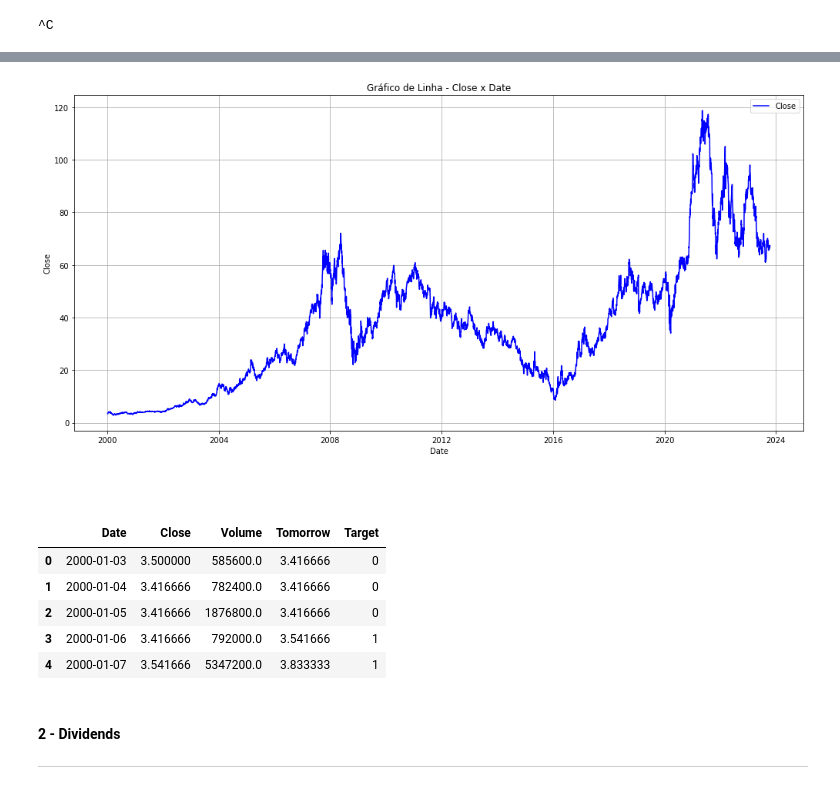
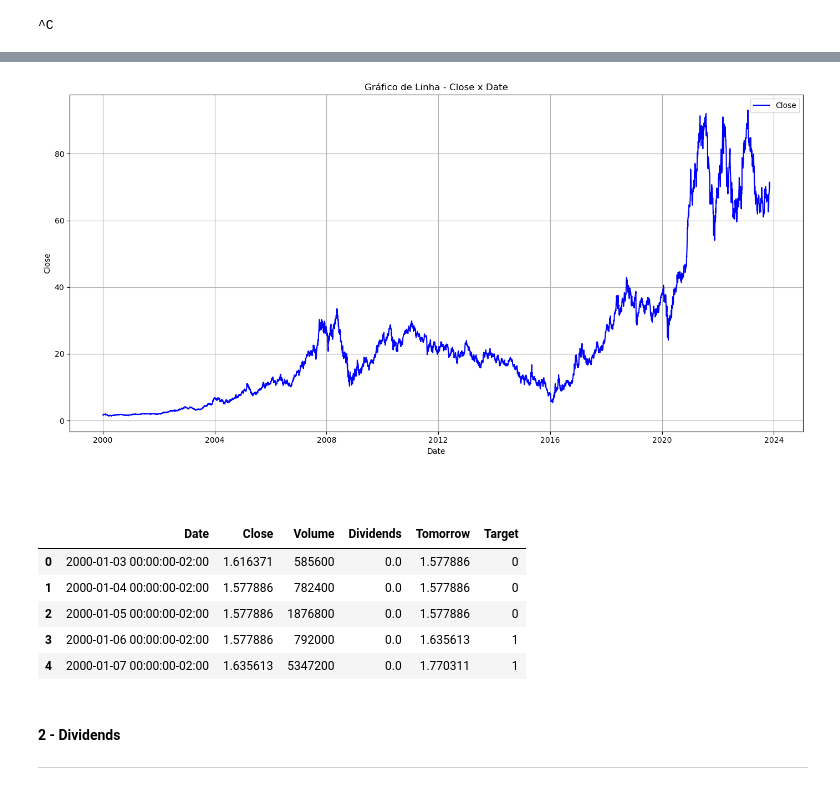
Before and after one commit to essington62/ML-StockAnalisys, a Jupyter notebook: vale3GettingData_v2.ipynb, the cells around one changed output, grey strips where cells are left out. Drawn from its saved outputs; the diff is of its cells as text; code cells hidden in the pictures.

```diff
--- a/vale3GettingData_v2.ipynb
+++ b/vale3GettingData_v2.ipynb
@@ -50,5 +57,5 @@ ModuleNotFoundError: No module named 'matplotlib'
 ##################################################
 # Loading vale3.sa day trade info                #
 ##################################################
-#vale = pd.read_csv('VALE3.SA-16102023.csv')
-#vale.head()
+vale = pd.read_csv('VALE.csv')
+vale.info()
@@ -55,2 +77,0 @@ ModuleNotFoundError: No module named 'matplotlib'
-# %%
-vale = yf.Ticker("vale3.sa")
@@ -115,21 +134,21 @@ vale.head()
 # %%
 ######################################################################################################
 # Grafico em cima do preco de fechamento 'Close'                                                                #
 # dataCom(NEGOCIADO ATÉ) - ate esta data quem estiver com o papel em carteira vai receber dividendos  #
 #                                                                                                     #
 #######################################################################################################
 
 plt.figure(figsize=(14, 7))
-plt.plot(vale['Date'], vale['Close'], label='Close', color='blue')
+plt.plot(vale.index, vale['Close'], label='Close', color='blue')
 plt.title('Gráfico de Linha - Close x Date')
 plt.xlabel('Date')
 plt.ylabel('Close')
 plt.legend()
 plt.grid(True)
 plt.tight_layout()
 plt.show()
 # %% [output]
-[figure, old version]
+[figure, new version]
 # %% [markdown]
 <p> <align="center"><font color='white'>Creating a new columns 'tomorrow' and 'target' to help in the prediction process</font></p>
 # %%
@@ -144,12 +163,12 @@ vale['Target'] = (vale['Tomorrow'] > vale['Close']).astype(int)
 # %%
 vale.head()
 # %% [output]
-|  | Date | Close | Volume | Tomorrow | Target |
-| 0 | 2000-01-03 | 3.500000 | 585600.0 | 3.416666 | 0 |
-| 1 | 2000-01-04 | 3.416666 | 782400.0 | 3.416666 | 0 |
-| 2 | 2000-01-05 | 3.416666 | 1876800.0 | 3.416666 | 0 |
-| 3 | 2000-01-06 | 3.416666 | 792000.0 | 3.541666 | 1 |
-| 4 | 2000-01-07 | 3.541666 | 5347200.0 | 3.833333 | 1 |
+|  | Date | Close | Volume | Dividends | Tomorrow | Target |
+| 0 | 2000-01-03 00:00:00-02:00 | 1.616371 | 585600 | 0.0 | 1.577886 | 0 |
+| 1 | 2000-01-04 00:00:00-02:00 | 1.577886 | 782400 | 0.0 | 1.577886 | 0 |
+| 2 | 2000-01-05 00:00:00-02:00 | 1.577886 | 1876800 | 0.0 | 1.577886 | 0 |
+| 3 | 2000-01-06 00:00:00-02:00 | 1.577886 | 792000 | 0.0 | 1.635613 | 1 |
+| 4 | 2000-01-07 00:00:00-02:00 | 1.635613 | 5347200 | 0.0 | 1.770311 | 1 |
 # %%
 # caso seja necessaria uma reducao na quantidade de linhas do arquivo,
 # entao vamos limpar usando o metodo loc
```
Also changed, not shown: parts of 24 cells of this notebook, 3 other files.
